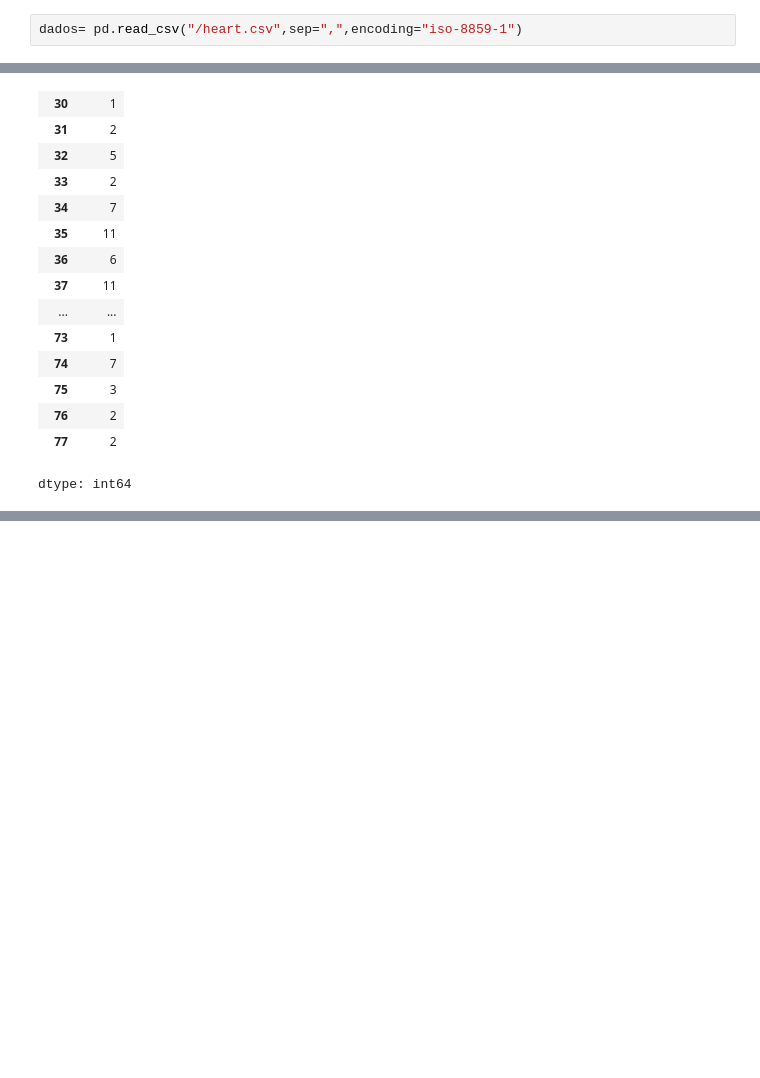
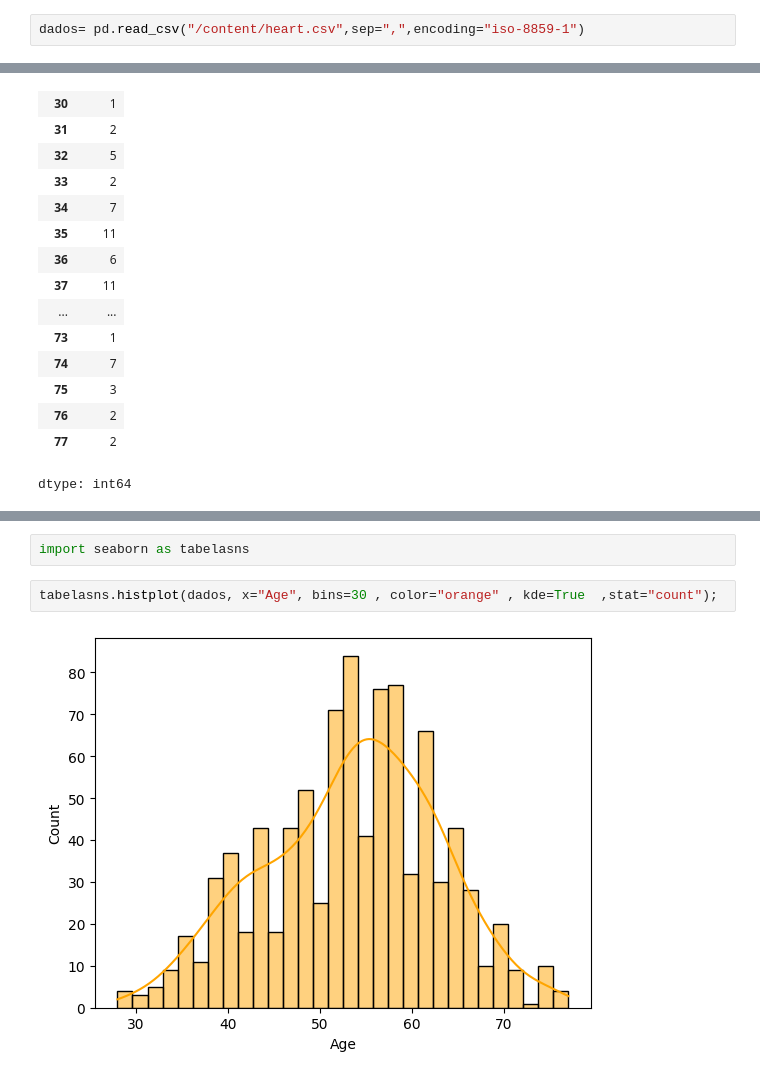
Before and after one commit to Joao-VICTOR4433/estudando-analise-de-dados, a Jupyter notebook: tratamento_de_classificação.ipynb, the cells around one changed output, grey strips where cells are left out. Drawn from its saved outputs; the diff is of its cells as text; blank space fills up the shorter version.

```diff
--- a/tratamento_de_classificação.ipynb
+++ b/tratamento_de_classificação.ipynb
@@ -4,7 +4,7 @@
 import numpy as np
 import pandas as pd
 # %%
-dados= pd.read_csv("/heart.csv",sep=",",encoding="iso-8859-1")
+dados= pd.read_csv("/content/heart.csv",sep=",",encoding="iso-8859-1")
 # %%
 dados.head(5)#a quantidade de linhas se botar 50 vai aparecer as 50  linhas
 # %% [output]
@@ -87,3 +87,9 @@ hist1.update_layout(width=800,height=500,title_text="Distribuição em idades")
 hist1.show()
 # %% [output]
 [interactive output not drawn]
+# %%
+import seaborn as tabelasns
+# %%
+tabelasns.histplot(dados, x="Age", bins=30 , color="orange" , kde=True  ,stat="count");
+# %% [output]
+[figure, added]
```
Also changed, not shown: parts of 2 cells of this notebook.
